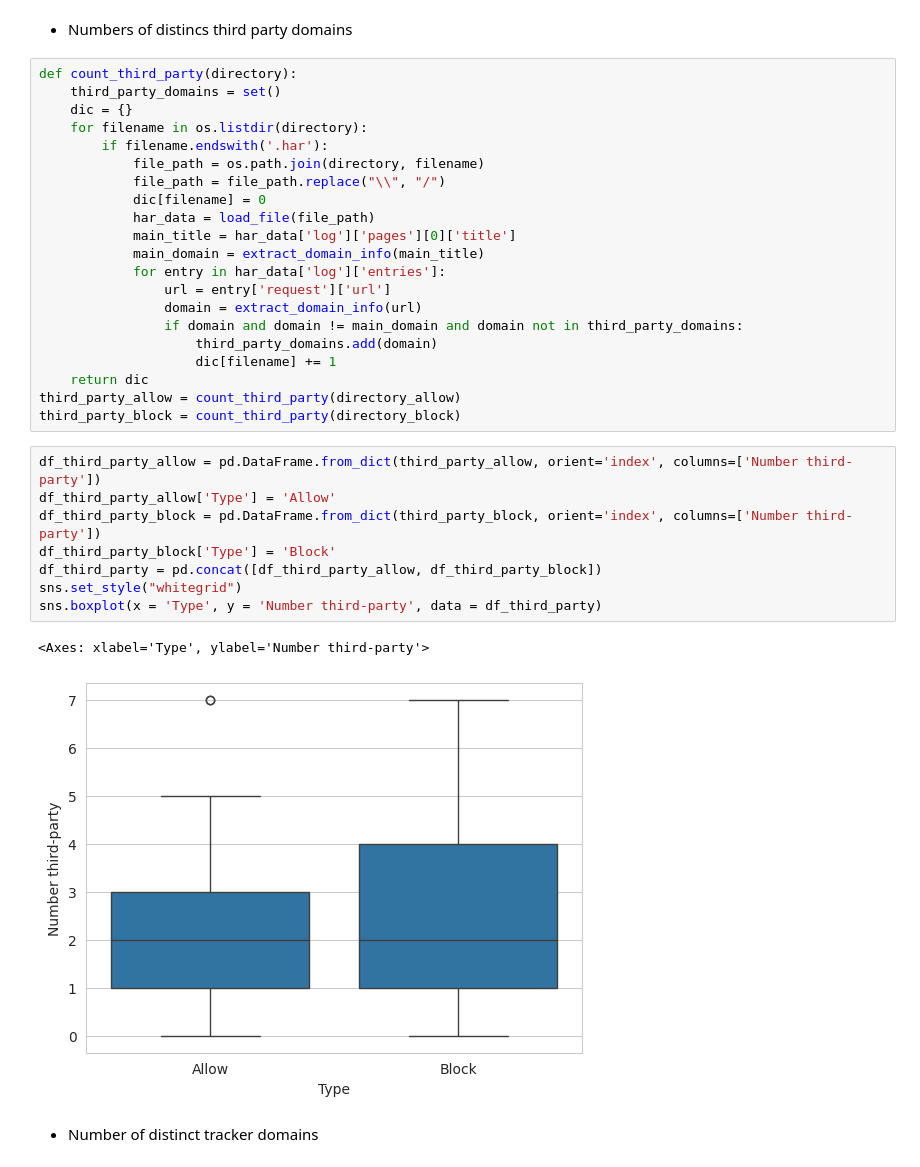
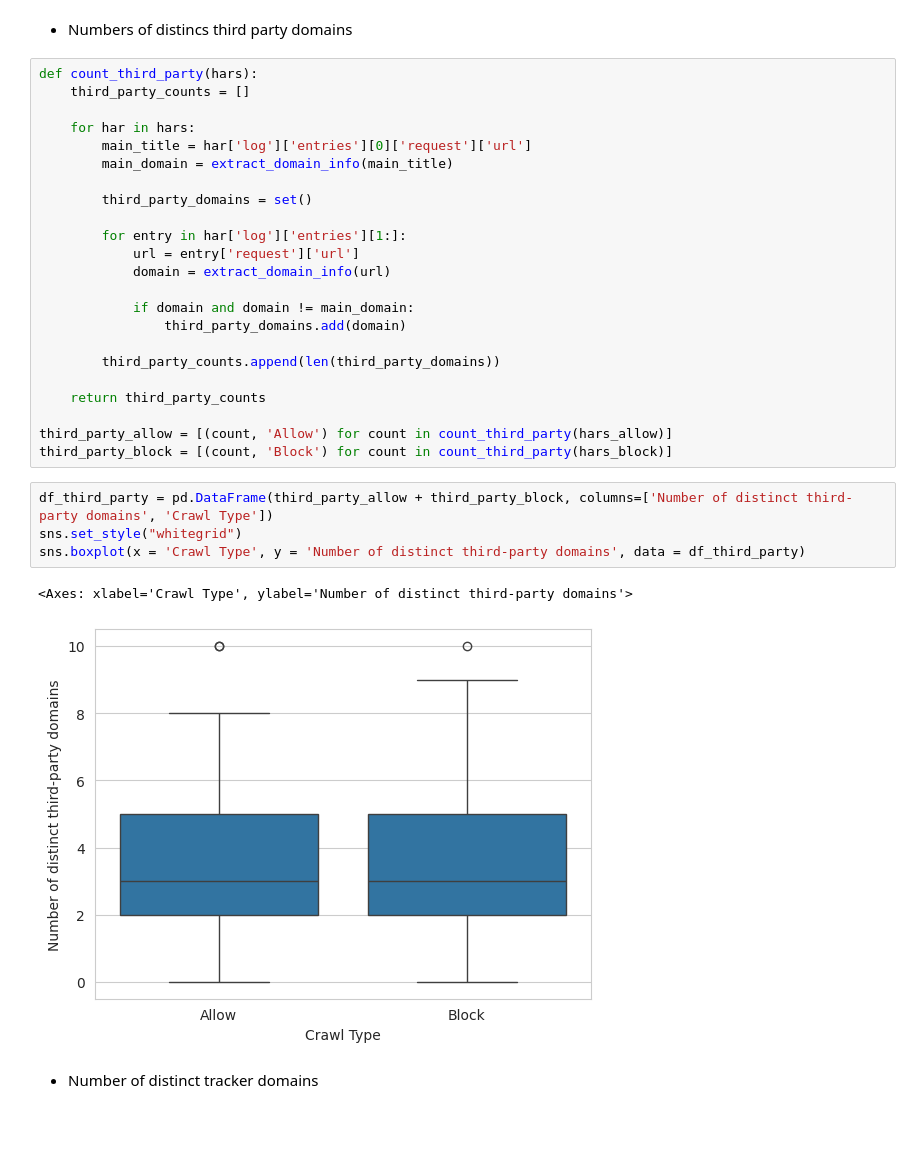
Before and after one commit to Borroot/tracking-crawler, a Jupyter notebook: analysis/assignment2_analysis.ipynb, the cells around one changed output. Drawn from its saved outputs; the diff is of its cells as text; blank space fills up the shorter version.

Commit message:
Fix third party count analysis

```diff
--- a/analysis/assignment2_analysis.ipynb
+++ b/analysis/assignment2_analysis.ipynb
@@ -97,37 +97,35 @@ sns.boxplot(x = 'Crawl Type', y = 'Number of Requests', data = df_number_request
 # %% [markdown]
 - Numbers of distincs third party domains
 # %%
-def count_third_party(directory):
-    third_party_domains = set()
-    dic = {}
-    for filename in os.listdir(directory):
-        if filename.endswith('.har'):
-            file_path = os.path.join(directory, filename)
-            file_path = file_path.replace("\\", "/")
-            dic[filename] = 0
-            har_data = load_file(file_path)
-            main_title = har_data['log']['pages'][0]['title']
-            main_domain = extract_domain_info(main_title)
-            for entry in har_data['log']['entries']:
-                url = entry['request']['url']
-                domain = extract_domain_info(url)
-                if domain and domain != main_domain and domain not in third_party_domains:
-                    third_party_domains.add(domain)
-                    dic[filename] += 1
-    return dic
-third_party_allow = count_third_party(directory_allow)
-third_party_block = count_third_party(directory_block)
+def count_third_party(hars):
+    third_party_counts = []
+
+    for har in hars:
+        main_title = har['log']['entries'][0]['request']['url']
+        main_domain = extract_domain_info(main_title)
+
+        third_party_domains = set()
+
+        for entry in har['log']['entries'][1:]:
+            url = entry['request']['url']
+            domain = extract_domain_info(url)
+
+            if domain and domain != main_domain:
+                third_party_domains.add(domain)
+
+        third_party_counts.append(len(third_party_domains))
+
+    return third_party_counts
+
+third_party_allow = [(count, 'Allow') for count in count_third_party(hars_allow)]
+third_party_block = [(count, 'Block') for count in count_third_party(hars_block)]
 # %%
-df_third_party_allow = pd.DataFrame.from_dict(third_party_allow, orient='index', columns=['Number third-party'])
-df_third_party_allow['Type'] = 'Allow'
-df_third_party_block = pd.DataFrame.from_dict(third_party_block, orient='index', columns=['Number third-party'])
-df_third_party_block['Type'] = 'Block'
-df_third_party = pd.concat([df_third_party_allow, df_third_party_block])
+df_third_party = pd.DataFrame(third_party_allow + third_party_block, columns=['Number of distinct third-party domains', 'Crawl Type'])
 sns.set_style("whitegrid")
-sns.boxplot(x = 'Type', y = 'Number third-party', data = df_third_party)
+sns.boxplot(x = 'Crawl Type', y = 'Number of distinct third-party domains', data = df_third_party)
 # %% [output]
-<Axes: xlabel='Type', ylabel='Number third-party'>
+<Axes: xlabel='Crawl Type', ylabel='Number of distinct third-party domains'>
-[figure, old version]
+[figure, new version]
 # %% [markdown]
 - Number of distinct tracker domains
 # %%
```
Also changed, not shown: parts of 4 cells of this notebook.
